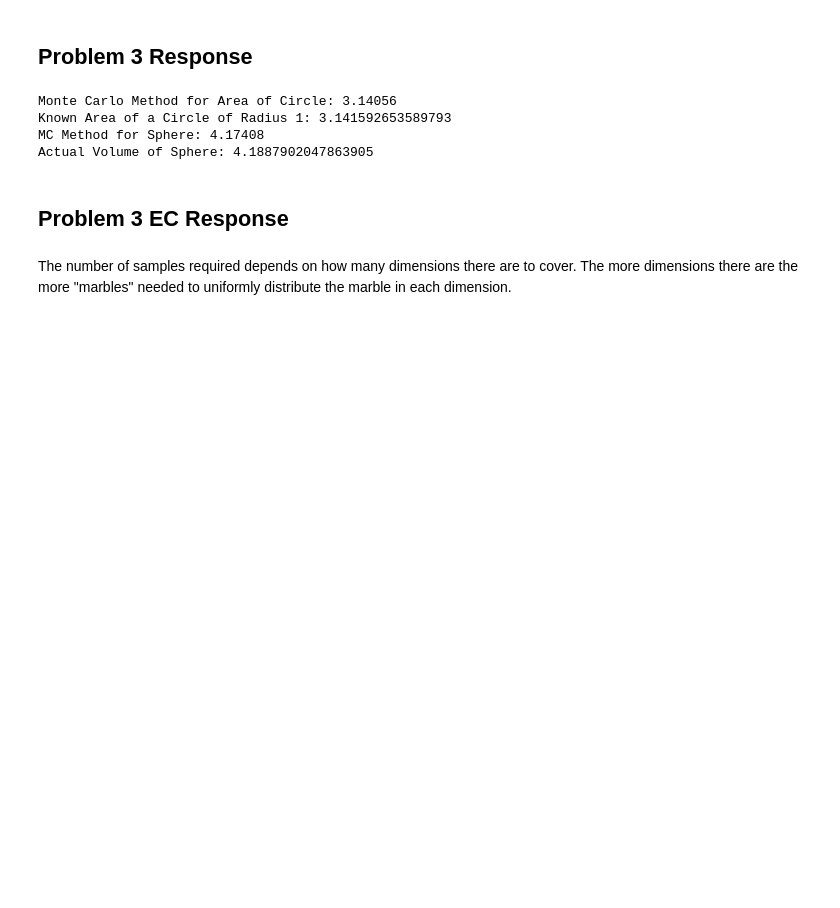
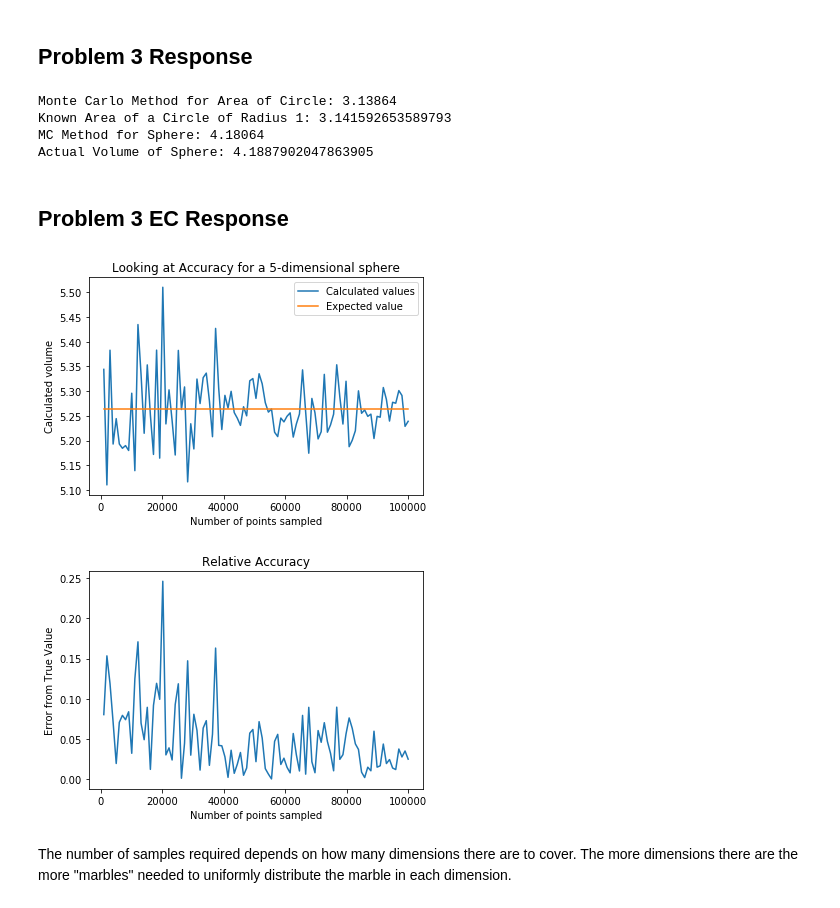
Before and after one commit to npham015/P77_Homework06, a Jupyter notebook: Homework 6.ipynb, the cells around one changed output. Saved outputs shown, nothing was run; the diff lists cells and outputs as text; code cells hidden in the pictures; blank space fills up the shorter version.

```diff
--- a/Homework 6.ipynb
+++ b/Homework 6.ipynb
@@ -376,7 +379,8 @@ from math import pi
 n_marbles = 100000
 
 def nspherevol(n):
-    #Base case: A Oth-dimenisonal sphere always has a volume of zero
+    n = int(n) #Guarantees that the argument is an integer.
+    #Base case: A Oth-dimenisonal sphere always has a volume of one
     if (n==0):
         return 1
     count = 0   #Number of marbles in the n-sphere
@@ -396,11 +400,42 @@ print('Known Area of a Circle of Radius 1: '+ str(pi))
 print('MC Method for Sphere: ' + str(nspherevol(3)))
 print('Actual Volume of Sphere: ' + str(4/3*pi))
 # %% [output]
-Monte Carlo Method for Area of Circle: 3.14056
+Monte Carlo Method for Area of Circle: 3.13864
 Known Area of a Circle of Radius 1: 3.141592653589793
-MC Method for Sphere: 4.17408
+MC Method for Sphere: 4.18064
 Actual Volume of Sphere: 4.1887902047863905
 # %% [markdown]
 ## Problem 3 EC Response
+# %%
+import numpy as np
+#For the EC, let's look at a 5 dimensional sphere. n = 5
+dim = 5
+a = 1000 #Lower bound
+b = 100000 #Upper bound
+h = 1000   #Step size, must be neat.
+marble_range = np.linspace(a,b, (b-a)/h) #Range of sample points
+exact_value = 8*(pi**2)/15
+values = []
+for i in marble_range:
+    n_marbles = int(i)
+    values.append(nspherevol(dim))
+exact = np.linspace(exact_value, exact_value, len(marble_range)) #Create a straight horizontal line
+plt.figure(1)
+plt.plot(marble_range, values, label = 'Calculated values' )
+plt.plot(marble_range, exact, label = 'Expected value')
+plt.title('Looking at Accuracy for a ' + str(dim) + '-dimensional sphere')
+plt.xlabel('Number of points sampled')
+plt.ylabel('Calculated volume')
+plt.legend()
+
+plt.figure(2)
+plt.plot(marble_range, abs(np.subtract(values, exact)))
+plt.title('Relative Accuracy')
+plt.xlabel('Number of points sampled')
+plt.ylabel('Error from True Value')
+plt.show()
+# %% [output]
+[figure, added]
+[figure, added]
 # %% [markdown]
 The number of samples required depends on how many dimensions there are to cover. The more dimensions there are the more "marbles" needed to uniformly distribute the marble in each dimension.
```
Also changed, not shown: parts of 7 cells of this notebook.
